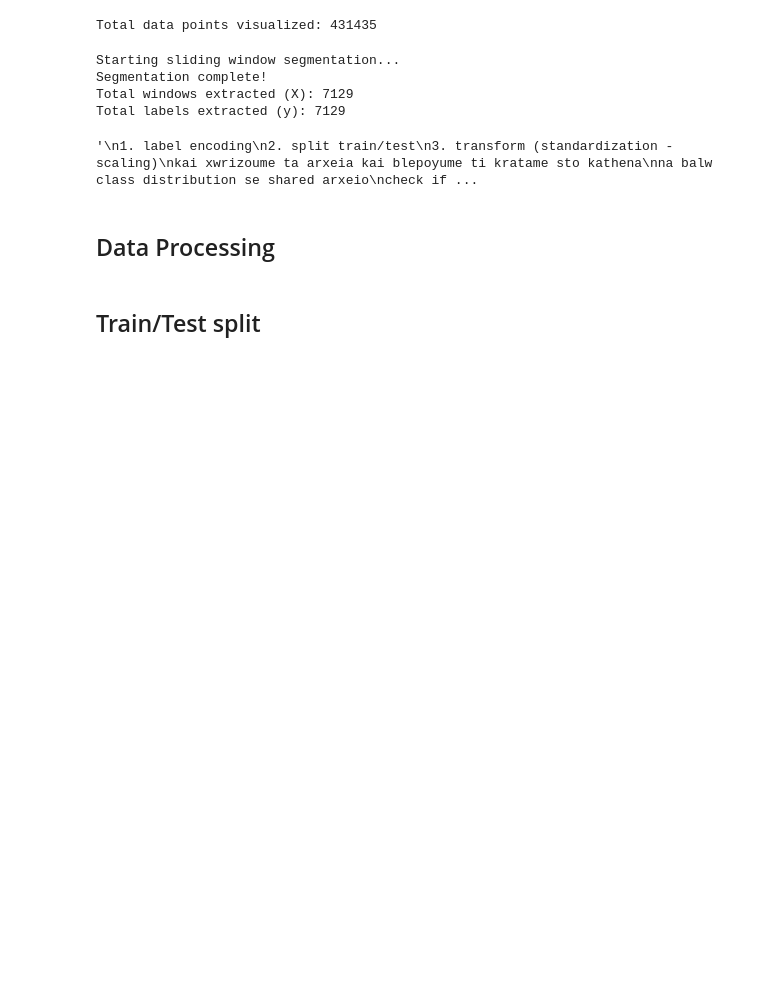
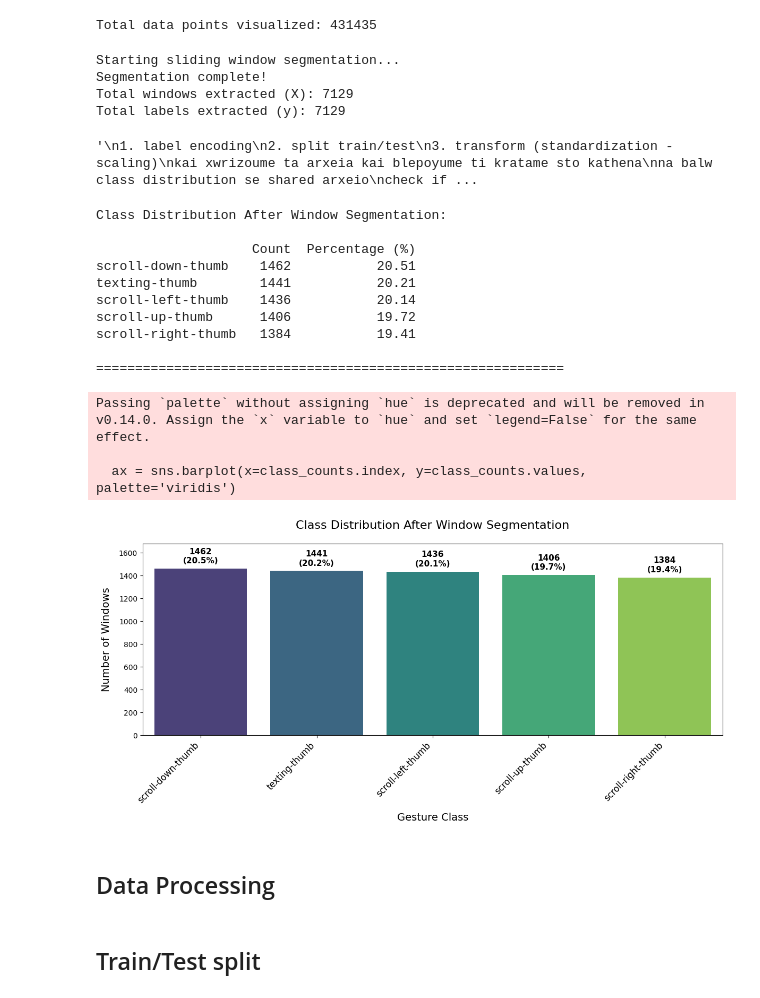
Before and after one commit to Andreaskaram/AIoT-Hand-Gesture-Recognition, a Jupyter notebook: aiot_project_time_series.ipynb, the cells around one changed output. Saved outputs shown, nothing was run; the diff lists cells and outputs as text; code cells hidden in the pictures; blank space fills up the shorter version.

Commit message:
added class imbalance with window number and percentage

```diff
--- a/aiot_project_time_series.ipynb
+++ b/aiot_project_time_series.ipynb
@@ -585,6 +560,74 @@ check if windows of the smae gesture look very different
 """
 # %% [output]
 '\n1. label encoding\n2. split train/test\n3. transform (standardization - scaling)\nkai xwrizoume ta arxeia kai blepoyume ti kratame sto kathena\nna balw class distribution se shared arxeio\ncheck if ...
+# %%
+import pandas as pd
+import matplotlib.pyplot as plt
+import seaborn as sns
+
+# 1. Convert the list of labels to a Pandas Series for easy analysis
+labels_series = pd.Series(all_labels)
+
+# 2. Calculate raw counts and percentages
+class_counts = labels_series.value_counts()
+class_percentages = labels_series.value_counts(normalize=True) * 100
+
+# 3. Print a clean summary table
+imbalance_df = pd.DataFrame({
+    'Count': class_counts,
+    'Percentage (%)': class_percentages
+})
+
+print("Class Distribution After Window Segmentation:\n")
+print(imbalance_df.round(2))
+print("\n" + "="*60 + "\n")
+
+# 4. Plot the distribution
+plt.figure(figsize=(12, 6))
+
+# Create the bar plot (sorted by default due to value_counts)
+ax = sns.barplot(x=class_counts.index, y=class_counts.values, palette='viridis')
+
+plt.title("Class Distribution After Window Segmentation", fontsize=16, pad=20)
+plt.xlabel("Gesture Class", fontsize=14, labelpad=10)
+plt.ylabel("Number of Windows", fontsize=14, labelpad=10)
+plt.xticks(rotation=45, ha='right', fontsize=12)
+
+# 5. Add the Count and Percentage text on top of each bar
+for i, p in enumerate(ax.patches):
+    height = p.get_height()
+    percentage = class_percentages.iloc[i]
+
+    # Format the text (e.g., "450\n(20.5%)")
+    annotation_text = f'{int(height)}\n({percentage:.1f}%)'
+
+    ax.annotate(annotation_text,
+                (p.get_x() + p.get_width() / 2., height),
+                ha='center', va='bottom',
+                fontsize=11, fontweight='bold', color='black',
+                xytext=(0, 5), textcoords='offset points')
+
+# Expand y-axis slightly to make room for the text annotations at the top
+plt.ylim(0, class_counts.max() * 1.15)
+
+# Adjust layout to prevent the rotated X-labels from getting cut off
+plt.tight_layout()
+plt.show()
+# %% [output]
+Class Distribution After Window Segmentation:
+
+                    Count  Percentage (%)
+scroll-down-thumb    1462           20.51
+texting-thumb        1441           20.21
+scroll-left-thumb    1436           20.14
+scroll-up-thumb      1406           19.72
+scroll-right-thumb   1384           19.41
+
+============================================================
+Passing `palette` without assigning `hue` is deprecated and will be removed in v0.14.0. Assign the `x` variable to `hue` and set `legend=False` for the same effect.
+
+  ax = sns.barplot(x=class_counts.index, y=class_counts.values, palette='viridis')
+[figure, added]
 # %% [markdown]
 ## Data Processing
 # %% [markdown]
```
Also changed, not shown: parts of 2 cells of this notebook.
